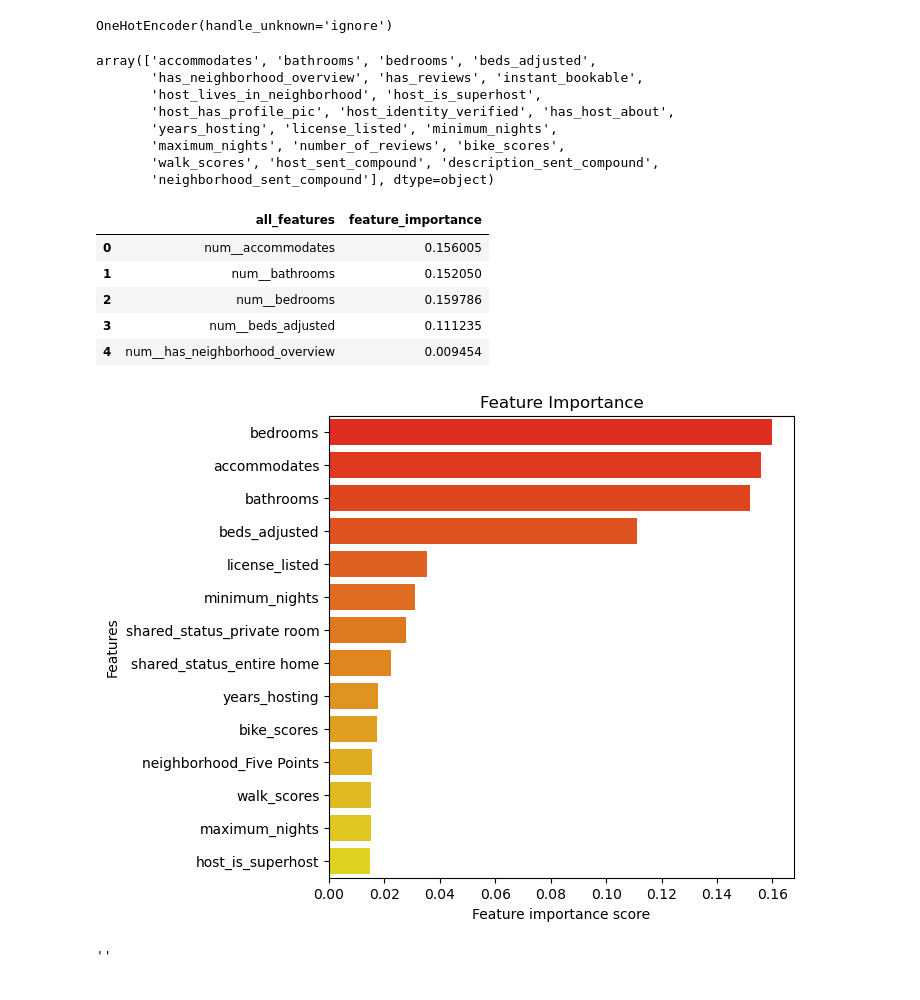
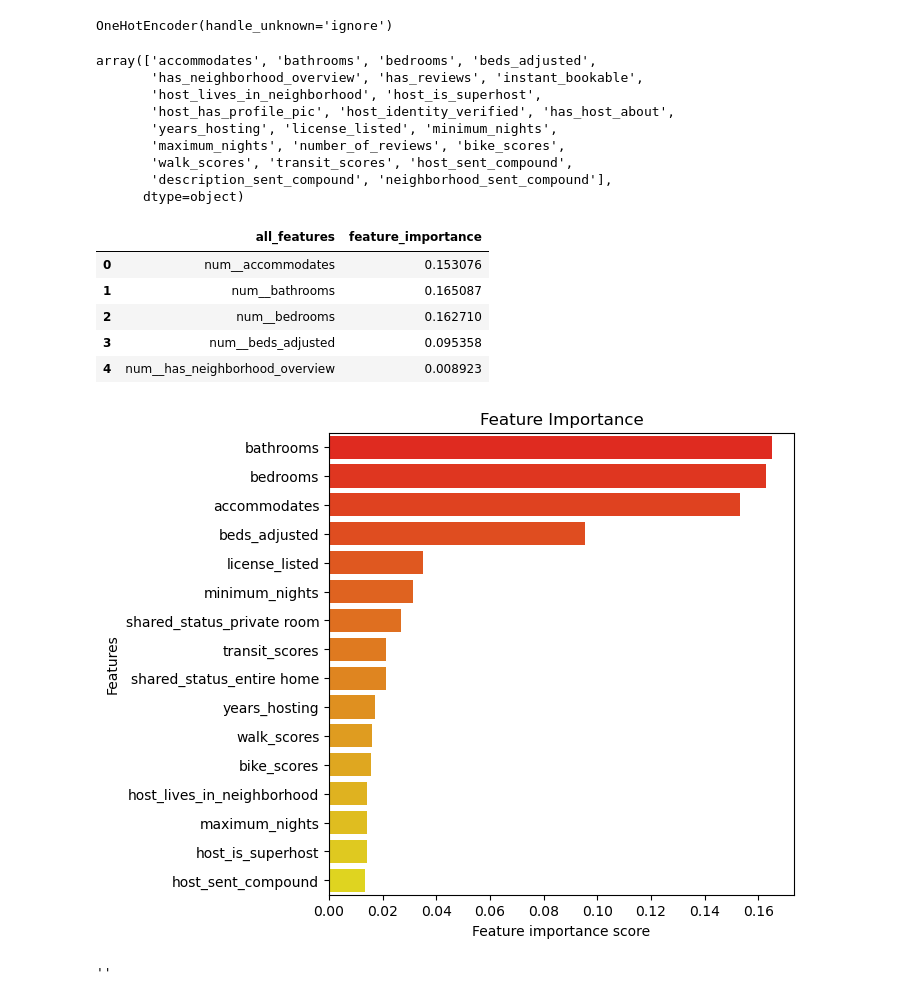
Before and after one commit to carlhorwitz/capstone, a Jupyter notebook: 2. Price Predictor/02. ET pipeline with features.ipynb, the cells around one changed output. Cells and saved outputs as stored; diff of their text form; code cells hidden in the pictures.

```diff
--- a/2. Price Predictor/02. ET pipeline with features.ipynb
+++ b/2. Price Predictor/02. ET pipeline with features.ipynb
@@ -80,6 +80,7 @@ X = df[[
      'number_of_reviews',
      'bike_scores',
     'walk_scores',
+    'transit_scores',
     'host_sent_compound',
     'description_sent_compound',
     'neighborhood_sent_compound',
@@ -307,8 +308,9 @@ array(['accommodates', 'bathrooms', 'bedrooms', 'beds_adjusted',
        'host_has_profile_pic', 'host_identity_verified', 'has_host_about',
        'years_hosting', 'license_listed', 'minimum_nights',
        'maximum_nights', 'number_of_reviews', 'bike_scores',
-       'walk_scores', 'host_sent_compound', 'description_sent_compound',
-       'neighborhood_sent_compound'], dtype=object)
+       'walk_scores', 'transit_scores', 'host_sent_compound',
+       'description_sent_compound', 'neighborhood_sent_compound'],
+      dtype=object)
 # %%
 all_features = gs.best_estimator_[:-1].get_feature_names_out()
 # %%
@@ -322,26 +324,26 @@ df_plot = pd.DataFrame({'all_features': all_features,
 df_plot.head()
 # %% [output]
 |  | all_features | feature_importance |
-| 0 | num__accommodates | 0.156005 |
-| 1 | num__bathrooms | 0.152050 |
-| 2 | num__bedrooms | 0.159786 |
-| 3 | num__beds_adjusted | 0.111235 |
-| 4 | num__has_neighborhood_overview | 0.009454 |
+| 0 | num__accommodates | 0.153076 |
+| 1 | num__bathrooms | 0.165087 |
+| 2 | num__bedrooms | 0.162710 |
+| 3 | num__beds_adjusted | 0.095358 |
+| 4 | num__has_neighborhood_overview | 0.008923 |
 # %%
 df_plot['all_features']=df_plot['all_features'].str[5:]
 # %%
-feature_scores = pd.Series(importances, index=df_plot['all_features']).sort_values(ascending=False).head(14)
+feature_scores = pd.Series(importances, index=df_plot['all_features']).sort_values(ascending=False).head(16)
 
 f, ax = plt.subplots(figsize=(6, 6))
 ax = sns.barplot(x=feature_scores, y=feature_scores.index, data=df, palette='autumn')
 ax.set_title("Feature Importance")
 ax.set_yticklabels(feature_scores.index)
 ax.set_xlabel("Feature importance score")
 ax.set_ylabel("Features")
-plt.savefig('../images/feature_importance.png', bbox_inches='tight')
+# plt.savefig('../images/feature_importance.png', bbox_inches='tight')
 
 plt.show()
 ;
 # %% [output]
-[figure, old version]
+[figure, new version]
 ''
```
Also changed, not shown: parts of 10 cells of this notebook, 13 other files.
